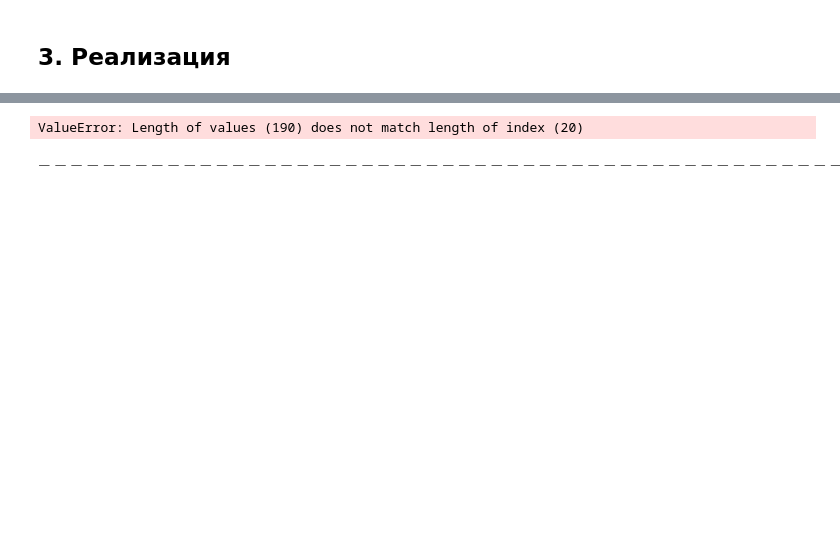
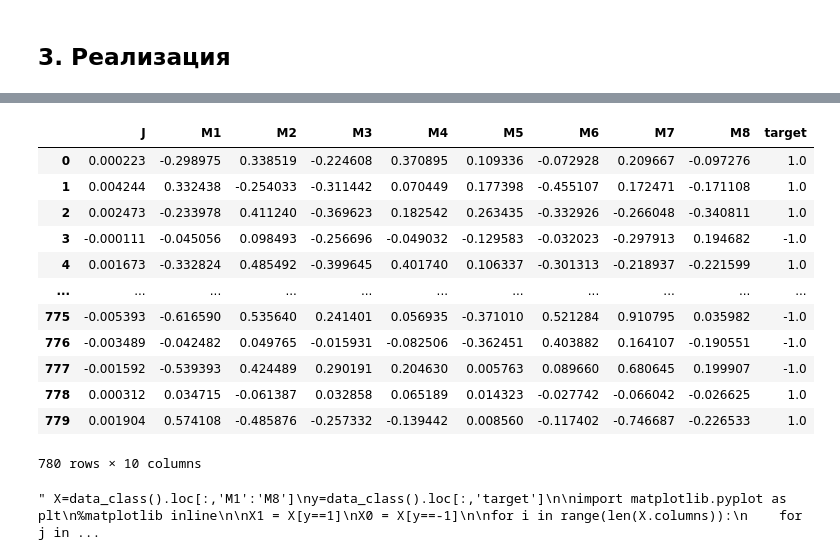
Before and after one commit to Breketov/MMPO, a Jupyter notebook: MMPO.ipynb, the cells around one changed output, grey strips where cells are left out. Drawn from its saved outputs; the diff is of its cells as text; code cells hidden in the pictures; blank space fills up the shorter version.

```diff
--- a/MMPO.ipynb
+++ b/MMPO.ipynb
@@ -252,25 +286,59 @@ data_fit_macro
 # %%
 def classificator(differ):
    if differ[0] < 0:
-      return differ, -1
+      return -1
    else:
-      return differ, 1
+      return 1
 
 def data_class():
-   data_fit = fitness(Nmax)
-   target, differ = [], []
+   data_fit_macro = fitness(Nmax)
+   target = []
    for i in range(0, Nmax):
       for j in range(i + 1, Nmax):
-         differ_, val = classificator(data_fit.loc[i] - data_fit.loc[j])
-         differ.append(differ_)
-         target.append(val)
-   data_fit['J', 'M1', 'M2', 'M3', 'M4', 'M5', 'M6', 'M7','M8'] = differ
-   data_fit['class'] = target
-   return data_fit
+         differ_ = data_fit_macro.loc[i] - data_fit_macro.loc[j]
+         target_ = classificator(differ_)
+         target.append(differ_.append(pd.Series(target_, index =['target'])))
+   data = pd.DataFrame(columns=['J', 'M1', 'M2', 'M3', 'M4', 'M5', 'M6', 'M7', 'M8', 'target'], data = target)
+   data.to_csv('data_vyborka.csv', index=False)
+   return data
+data = data_class()
+data
+# %% [output]
+|  | J | M1 | M2 | M3 | M4 | M5 | M6 | M7 | M8 | target |
+| 0 | 0.000223 | -0.298975 | 0.338519 | -0.224608 | 0.370895 | 0.109336 | -0.072928 | 0.209667 | -0.097276 | 1.0 |
+| 1 | 0.004244 | 0.332438 | -0.254033 | -0.311442 | 0.070449 | 0.177398 | -0.455107 | 0.172471 | -0.171108 | 1.0 |
+| 2 | 0.002473 | -0.233978 | 0.411240 | -0.369623 | 0.182542 | 0.263435 | -0.332926 | -0.266048 | -0.340811 | 1.0 |
+| 3 | -0.000111 | -0.045056 | 0.098493 | -0.256696 | -0.049032 | -0.129583 | -0.032023 | -0.297913 | 0.194682 | -1.0 |
+| 4 | 0.001673 | -0.332824 | 0.485492 | -0.399645 | 0.401740 | 0.106337 | -0.301313 | -0.218937 | -0.221599 | 1.0 |
+| ... | ... | ... | ... | ... | ... | ... | ... | ... | ... | ... |
+| 775 | -0.005393 | -0.616590 | 0.535640 | 0.241401 | 0.056935 | -0.371010 | 0.521284 | 0.910795 | 0.035982 | -1.0 |
+| 776 | -0.003489 | -0.042482 | 0.049765 | -0.015931 | -0.082506 | -0.362451 | 0.403882 | 0.164107 | -0.190551 | -1.0 |
+| 777 | -0.001592 | -0.539393 | 0.424489 | 0.290191 | 0.204630 | 0.005763 | 0.089660 | 0.680645 | 0.199907 | -1.0 |
+| 778 | 0.000312 | 0.034715 | -0.061387 | 0.032858 | 0.065189 | 0.014323 | -0.027742 | -0.066042 | -0.026625 | 1.0 |
+| 779 | 0.001904 | 0.574108 | -0.485876 | -0.257332 | -0.139442 | 0.008560 | -0.117402 | -0.746687 | -0.226533 | 1.0 |
+780 rows × 10 columns
-# %%
-data_fit = data_class()
-data_fit
-# %% [output]
-ValueError: Length of values (190) does not match length of index (20)
-# %% [markdown]
-$$----------------------------------------------------------------------$$
+# %%
+""" X=data_class().loc[:,'M1':'M8']
+y=data_class().loc[:,'target']
+
+import matplotlib.pyplot as plt
+%matplotlib inline
+
+X1 = X[y==1]
+X0 = X[y==-1]
+
+for i in range(len(X.columns)):
+    for j in range(i + 1, len(X.columns)):
+        x=np.linspace(-1, 1)
+        plt.figure(figsize=(7, 7))
+        plt.scatter(x = X1[X.columns[i]], y=X1[X.columns[j]], marker='.')
+        plt.scatter(x = X0[X.columns[i]], y=X0[X.columns[j]], marker='x')
+        plt.xlim(-1,)
+        plt.ylim(-1,1)
+        plt.legend()
+        plt.xlabel(X.columns[i])
+        plt.ylabel(X.columns[j])
+        plt.grid()
+        plt.show() """
+# %% [output]
+" X=data_class().loc[:,'M1':'M8']\ny=data_class().loc[:,'target']\n\nimport matplotlib.pyplot as plt\n%matplotlib inline\n\nX1 = X[y==1]\nX0 = X[y==-1]\n\nfor i in range(len(X.columns)):\n    for j in ...
```
Also changed, not shown: parts of 10 cells of this notebook, 4 other files.
